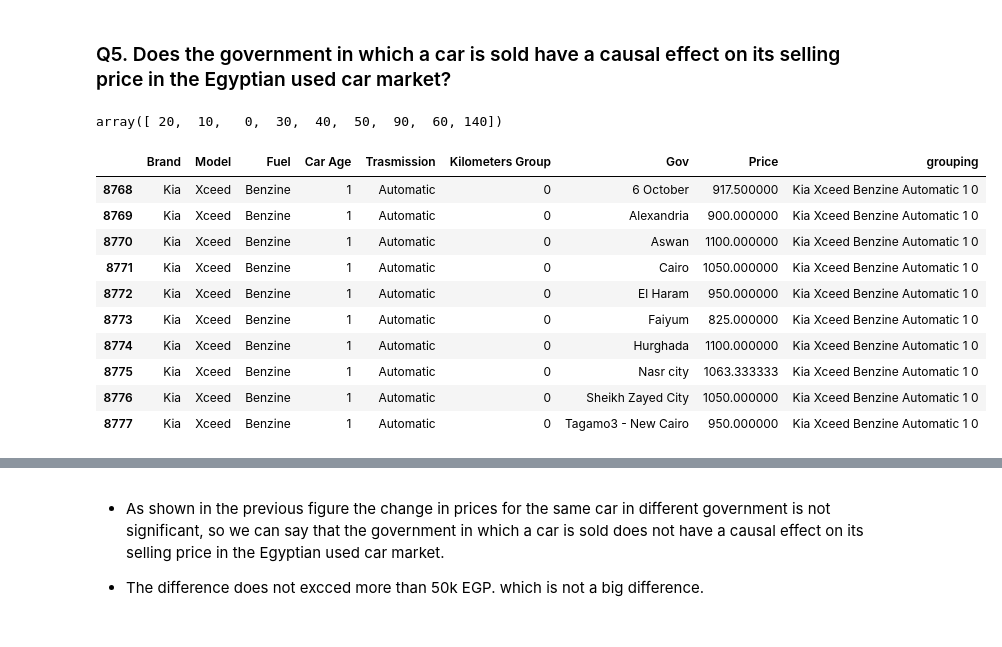
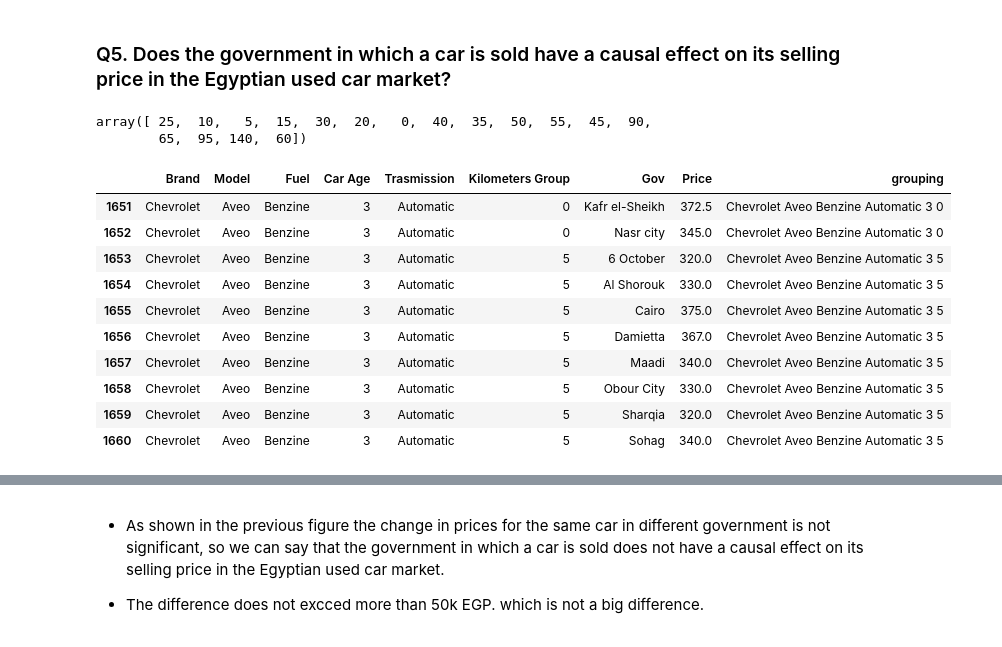
Before and after one commit to Yousif-Ahmed/Sayarty, a Jupyter notebook: Sayarty.ipynb, the cells around one changed output, grey strips where cells are left out. Saved outputs shown, nothing was run; the diff lists cells and outputs as text; code cells hidden in the pictures.

```diff
--- a/Sayarty.ipynb
+++ b/Sayarty.ipynb
@@ -593,34 +593,35 @@ Correlation coefficient: -0.25
 # Add kilometers group column to dataframe
 # In order to group the cars that have approximately the same kilometers (+- 10000)
 
-bin_size = 10
+bin_size = 5
 df_allfilled["Kilometers Group"] = df_allfilled["Kilometers"] // bin_size * bin_size
 df_allfilled["Kilometers Group"].unique()
 # %% [output]
-array([ 20,  10,   0,  30,  40,  50,  90,  60, 140])
+array([ 25,  10,   5,  15,  30,  20,   0,  40,  35,  50,  55,  45,  90,
+        65,  95, 140,  60])
 # %%
 # We will get the same car specifications for different Gov and get the mean of the price
 gov_price = df_allfilled.groupby(['Brand' , 'Model'  ,'Fuel', 'Car Age' ,'Trasmission', 'Kilometers Group' , 'Gov' ])['Price'].mean().reset_index()
 gov_price['Gov'] = gov_price['Gov'].apply(lambda e : nums[3][e])
 gov_price['Brand'] = gov_price['Brand'].apply(lambda e : brands[e])
 gov_price['Model'] = gov_price['Model'].apply(lambda e : nums[0][e])
 gov_price['Fuel'] = gov_price['Fuel'].apply(lambda e : fuels[e])
 gov_price['Trasmission'] = gov_price['Trasmission'].apply(lambda e : nums[2][e])
 
 gov_price['grouping'] = gov_price['Brand'] + ' ' + gov_price['Model'] + ' ' + gov_price['Fuel'].astype(str) + ' ' + gov_price['Trasmission'].astype(str) + ' ' + gov_price['Car Age'].astype(str) + ' ' + gov_price['Kilometers Group'].astype(str)
-gov_price[gov_price['Brand'] == 'Kia'].tail(10)
+gov_price[gov_price['Brand'] == 'Chevrolet'].head(10)
 # %% [output]
 |  | Brand | Model | Fuel | Car Age | Trasmission | Kilometers Group | Gov | Price | grouping |
-| 8768 | Kia | Xceed | Benzine | 1 | Automatic | 0 | 6 October | 917.500000 | Kia Xceed Benzine Automatic 1 0 |
-| 8769 | Kia | Xceed | Benzine | 1 | Automatic | 0 | Alexandria | 900.000000 | Kia Xceed Benzine Automatic 1 0 |
-| 8770 | Kia | Xceed | Benzine | 1 | Automatic | 0 | Aswan | 1100.000000 | Kia Xceed Benzine Automatic 1 0 |
-| 8771 | Kia | Xceed | Benzine | 1 | Automatic | 0 | Cairo | 1050.000000 | Kia Xceed Benzine Automatic 1 0 |
-| 8772 | Kia | Xceed | Benzine | 1 | Automatic | 0 | El Haram | 950.000000 | Kia Xceed Benzine Automatic 1 0 |
-| 8773 | Kia | Xceed | Benzine | 1 | Automatic | 0 | Faiyum | 825.000000 | Kia Xceed Benzine Automatic 1 0 |
-| 8774 | Kia | Xceed | Benzine | 1 | Automatic | 0 | Hurghada | 1100.000000 | Kia Xceed Benzine Automatic 1 0 |
-| 8775 | Kia | Xceed | Benzine | 1 | Automatic | 0 | Nasr city | 1063.333333 | Kia Xceed Benzine Automatic 1 0 |
-| 8776 | Kia | Xceed | Benzine | 1 | Automatic | 0 | Sheikh Zayed City | 1050.000000 | Kia Xceed Benzine Automatic 1 0 |
-| 8777 | Kia | Xceed | Benzine | 1 | Automatic | 0 | Tagamo3 - New Cairo | 950.000000 | Kia Xceed Benzine Automatic 1 0 |
+| 1651 | Chevrolet | Aveo | Benzine | 3 | Automatic | 0 | Kafr el-Sheikh | 372.5 | Chevrolet Aveo Benzine Automatic 3 0 |
+| 1652 | Chevrolet | Aveo | Benzine | 3 | Automatic | 0 | Nasr city | 345.0 | Chevrolet Aveo Benzine Automatic 3 0 |
+| 1653 | Chevrolet | Aveo | Benzine | 3 | Automatic | 5 | 6 October | 320.0 | Chevrolet Aveo Benzine Automatic 3 5 |
+| 1654 | Chevrolet | Aveo | Benzine | 3 | Automatic | 5 | Al Shorouk | 330.0 | Chevrolet Aveo Benzine Automatic 3 5 |
+| 1655 | Chevrolet | Aveo | Benzine | 3 | Automatic | 5 | Cairo | 375.0 | Chevrolet Aveo Benzine Automatic 3 5 |
+| 1656 | Chevrolet | Aveo | Benzine | 3 | Automatic | 5 | Damietta | 367.0 | Chevrolet Aveo Benzine Automatic 3 5 |
+| 1657 | Chevrolet | Aveo | Benzine | 3 | Automatic | 5 | Maadi | 340.0 | Chevrolet Aveo Benzine Automatic 3 5 |
+| 1658 | Chevrolet | Aveo | Benzine | 3 | Automatic | 5 | Obour City | 330.0 | Chevrolet Aveo Benzine Automatic 3 5 |
+| 1659 | Chevrolet | Aveo | Benzine | 3 | Automatic | 5 | Sharqia | 320.0 | Chevrolet Aveo Benzine Automatic 3 5 |
+| 1660 | Chevrolet | Aveo | Benzine | 3 | Automatic | 5 | Sohag | 340.0 | Chevrolet Aveo Benzine Automatic 3 5 |
 # %%
 fig, axs = plt.subplots(2, 2, figsize=(20, 13))
 
```
Also changed, not shown: parts of 1 cell of this notebook.
